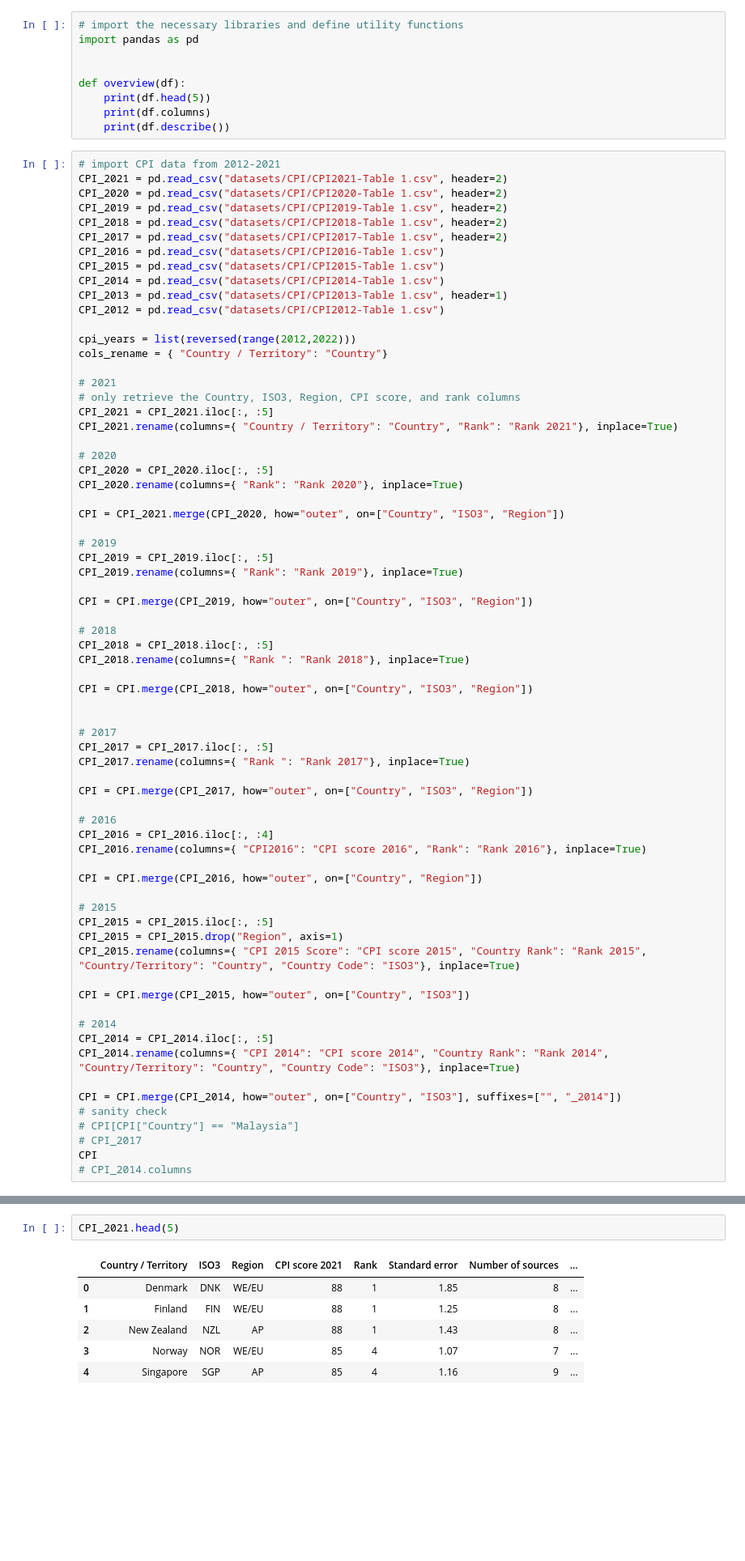
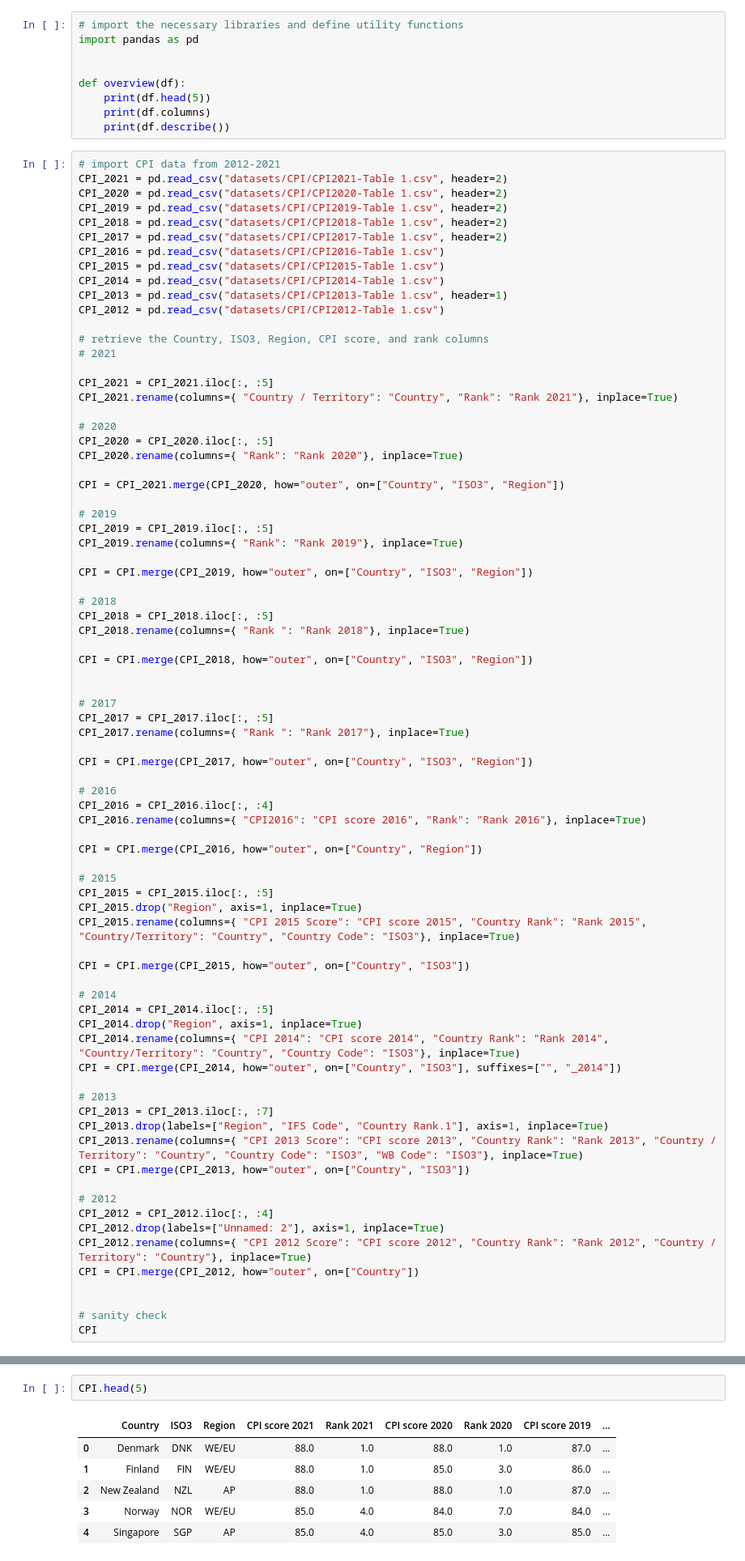
Before and after one commit to wanzulfikri/cpi_analysis, a Jupyter notebook: CPI 2012-2021.ipynb, the cells around one changed output, grey strips where cells are left out. Shown at 81% size. Cells and saved outputs as stored; diff of their text form; blank space fills up the shorter version.

Commit message:
Update notebook w/ fully merged dataframe

```diff
--- a/CPI 2012-2021.ipynb
+++ b/CPI 2012-2021.ipynb
@@ -36,11 +36,9 @@ CPI_2014 = pd.read_csv("datasets/CPI/CPI2014-Table 1.csv")
 CPI_2013 = pd.read_csv("datasets/CPI/CPI2013-Table 1.csv", header=1)
 CPI_2012 = pd.read_csv("datasets/CPI/CPI2012-Table 1.csv")
 
-cpi_years = list(reversed(range(2012,2022)))
-cols_rename = { "Country / Territory": "Country"}
+# retrieve the Country, ISO3, Region, CPI score, and rank columns
+# 2021
 
-# 2021
-# only retrieve the Country, ISO3, Region, CPI score, and rank columns
 CPI_2021 = CPI_2021.iloc[:, :5]
 CPI_2021.rename(columns={ "Country / Territory": "Country", "Rank": "Rank 2021"}, inplace=True)
 
@@ -77,21 +75,32 @@ CPI = CPI.merge(CPI_2016, how="outer", on=["Country", "Region"])
 
 # 2015
 CPI_2015 = CPI_2015.iloc[:, :5]
-CPI_2015 = CPI_2015.drop("Region", axis=1)
+CPI_2015.drop("Region", axis=1, inplace=True)
 CPI_2015.rename(columns={ "CPI 2015 Score": "CPI score 2015", "Country Rank": "Rank 2015", "Country/Territory": "Country", "Country Code": "ISO3"}, inplace=True)
 
 CPI = CPI.merge(CPI_2015, how="outer", on=["Country", "ISO3"])
 
 # 2014
 CPI_2014 = CPI_2014.iloc[:, :5]
+CPI_2014.drop("Region", axis=1, inplace=True)
 CPI_2014.rename(columns={ "CPI 2014": "CPI score 2014", "Country Rank": "Rank 2014", "Country/Territory": "Country", "Country Code": "ISO3"}, inplace=True)
+CPI = CPI.merge(CPI_2014, how="outer", on=["Country", "ISO3"], suffixes=["", "_2014"])
 
-CPI = CPI.merge(CPI_2014, how="outer", on=["Country", "ISO3"], suffixes=["", "_2014"])
+# 2013
+CPI_2013 = CPI_2013.iloc[:, :7]
+CPI_2013.drop(labels=["Region", "IFS Code", "Country Rank.1"], axis=1, inplace=True)
+CPI_2013.rename(columns={ "CPI 2013 Score": "CPI score 2013", "Country Rank": "Rank 2013", "Country / Territory": "Country", "Country Code": "ISO3", "WB Code": "ISO3"}, inplace=True)
+CPI = CPI.merge(CPI_2013, how="outer", on=["Country", "ISO3"])
+
+# 2012
+CPI_2012 = CPI_2012.iloc[:, :4]
+CPI_2012.drop(labels=["Unnamed: 2"], axis=1, inplace=True)
+CPI_2012.rename(columns={ "CPI 2012 Score": "CPI score 2012", "Country Rank": "Rank 2012", "Country / Territory": "Country"}, inplace=True)
+CPI = CPI.merge(CPI_2012, how="outer", on=["Country"])
+
+
 # sanity check
-# CPI[CPI["Country"] == "Malaysia"]
-# CPI_2017
 CPI
-# CPI_2014.columns
 # %% [output]
 |  | Country | ISO3 | Region | CPI score 2021 | Rank 2021 | CPI score 2020 | Rank 2020 | CPI score 2019 | ... |
 | 0 | Denmark | DNK | WE/EU | 88.0 | 1.0 | 88.0 | 1.0 | 87.0 | ... |
@@ -109,9 +118,9 @@ CPI
 # %%
-CPI_2021.head(5)
+CPI.head(5)
 # %% [output]
-|  | Country / Territory | ISO3 | Region | CPI score 2021 | Rank | Standard error | Number of sources | ... |
-| 0 | Denmark | DNK | WE/EU | 88 | 1 | 1.85 | 8 | ... |
-| 1 | Finland | FIN | WE/EU | 88 | 1 | 1.25 | 8 | ... |
-| 2 | New Zealand | NZL | AP | 88 | 1 | 1.43 | 8 | ... |
-| 3 | Norway | NOR | WE/EU | 85 | 4 | 1.07 | 7 | ... |
-| 4 | Singapore | SGP | AP | 85 | 4 | 1.16 | 9 | ... |
+|  | Country | ISO3 | Region | CPI score 2021 | Rank 2021 | CPI score 2020 | Rank 2020 | CPI score 2019 | ... |
+| 0 | Denmark | DNK | WE/EU | 88.0 | 1.0 | 88.0 | 1.0 | 87.0 | ... |
+| 1 | Finland | FIN | WE/EU | 88.0 | 1.0 | 85.0 | 3.0 | 86.0 | ... |
+| 2 | New Zealand | NZL | AP | 88.0 | 1.0 | 88.0 | 1.0 | 87.0 | ... |
+| 3 | Norway | NOR | WE/EU | 85.0 | 4.0 | 84.0 | 7.0 | 84.0 | ... |
+| 4 | Singapore | SGP | AP | 85.0 | 4.0 | 85.0 | 3.0 | 85.0 | ... |
```
Also changed, not shown: parts of 7 cells of this notebook.
